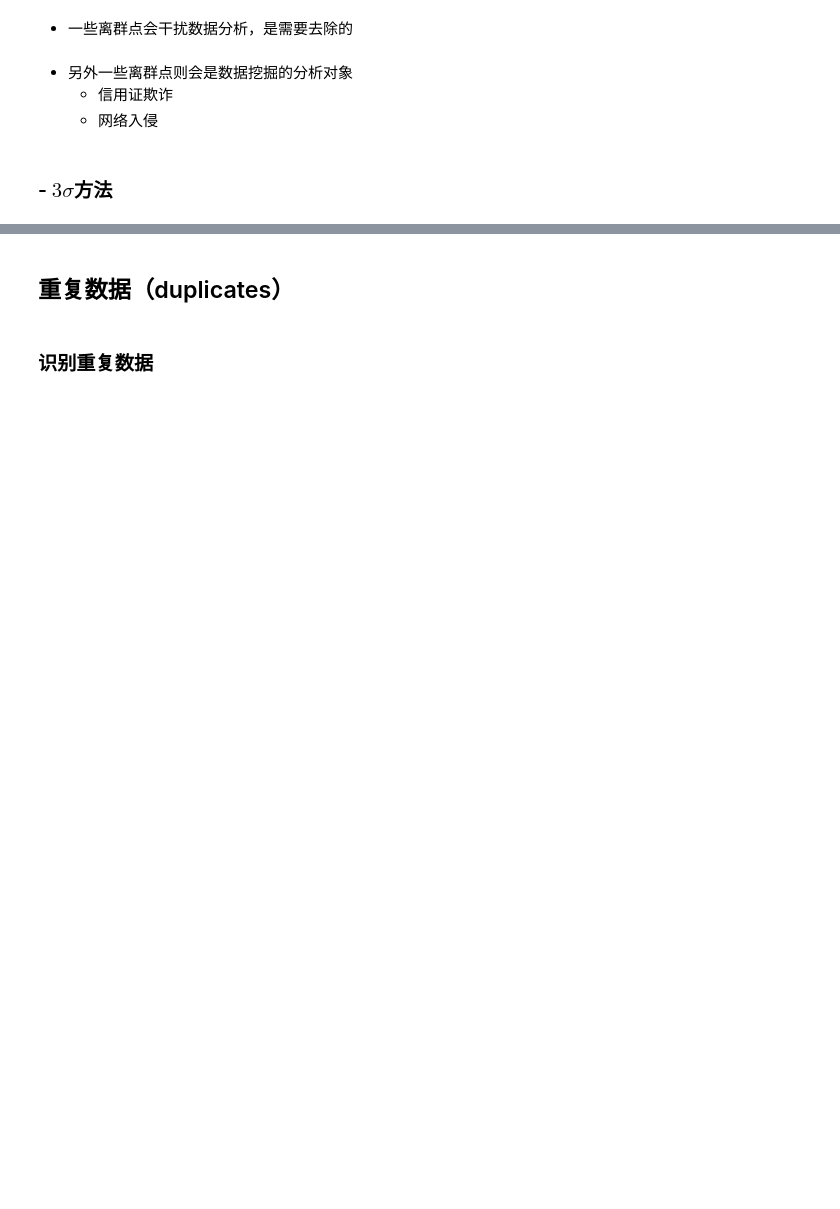
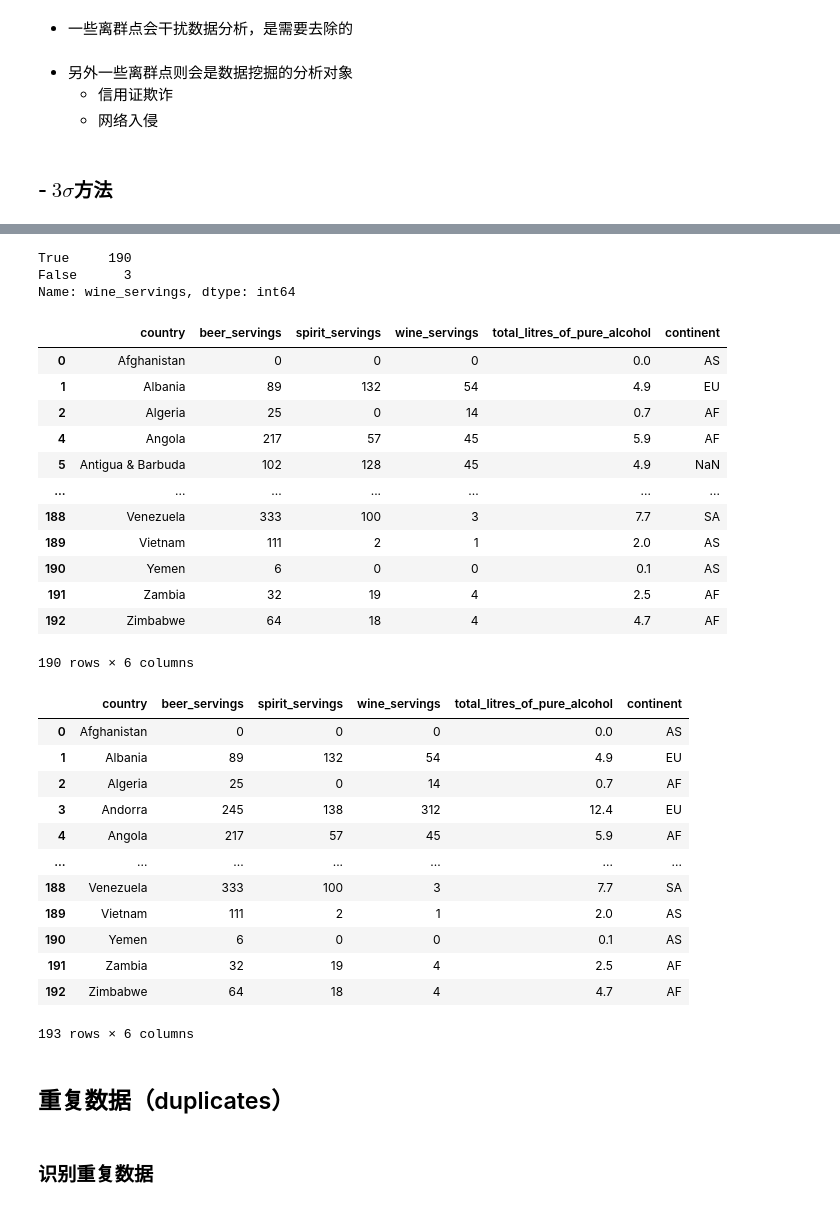
Before and after one commit to christinemu/biz-mining, a Jupyter notebook: DataExplore.ipynb, the cells around one changed output, grey strips where cells are left out. Drawn from its saved outputs; the diff is of its cells as text; code cells hidden in the pictures; blank space fills up the shorter version.

Commit message:
Data and Explore

```diff
--- a/DataExplore.ipynb
+++ b/DataExplore.ipynb
@@ -1012,0 +1130,4 @@ DataFrame.interpolate(method='linear', axis=0, limit=None, inplace=False, limit_
+# %%
+drinkDf = pd.read_excel('./data/explore/drinks.xlsx')
+drinkDf.head()
+drinkDf.shape
@@ -1012,0 +1142,4 @@ DataFrame.interpolate(method='linear', axis=0, limit=None, inplace=False, limit_
+# %%
+dif = drinkDf['wine_servings']-drinkDf['wine_servings'].mean()
+type(dif)
+dif.abs()<=3*drinkDf['wine_servings'].std()
@@ -1013,3 +1160,41 @@ DataFrame.interpolate(method='linear', axis=0, limit=None, inplace=False, limit_
+# %%
+cond = dif.abs()<=3*drinkDf['wine_servings'].std()
+cond.value_counts()
+# %% [output]
+True     190
+False      3
+Name: wine_servings, dtype: int64
+# %%
+drinkDfFiltered = drinkDf.loc[cond]
+drinkDfFiltered
+drinkDf
+# %% [output]
+|  | country | beer_servings | spirit_servings | wine_servings | total_litres_of_pure_alcohol | continent |
+| 0 | Afghanistan | 0 | 0 | 0 | 0.0 | AS |
+| 1 | Albania | 89 | 132 | 54 | 4.9 | EU |
+| 2 | Algeria | 25 | 0 | 14 | 0.7 | AF |
+| 4 | Angola | 217 | 57 | 45 | 5.9 | AF |
+| 5 | Antigua & Barbuda | 102 | 128 | 45 | 4.9 | NaN |
+| ... | ... | ... | ... | ... | ... | ... |
+| 188 | Venezuela | 333 | 100 | 3 | 7.7 | SA |
+| 189 | Vietnam | 111 | 2 | 1 | 2.0 | AS |
+| 190 | Yemen | 6 | 0 | 0 | 0.1 | AS |
+| 191 | Zambia | 32 | 19 | 4 | 2.5 | AF |
+| 192 | Zimbabwe | 64 | 18 | 4 | 4.7 | AF |
+190 rows × 6 columns
+|  | country | beer_servings | spirit_servings | wine_servings | total_litres_of_pure_alcohol | continent |
+| 0 | Afghanistan | 0 | 0 | 0 | 0.0 | AS |
+| 1 | Albania | 89 | 132 | 54 | 4.9 | EU |
+| 2 | Algeria | 25 | 0 | 14 | 0.7 | AF |
+| 3 | Andorra | 245 | 138 | 312 | 12.4 | EU |
+| 4 | Angola | 217 | 57 | 45 | 5.9 | AF |
+| ... | ... | ... | ... | ... | ... | ... |
+| 188 | Venezuela | 333 | 100 | 3 | 7.7 | SA |
+| 189 | Vietnam | 111 | 2 | 1 | 2.0 | AS |
+| 190 | Yemen | 6 | 0 | 0 | 0.1 | AS |
+| 191 | Zambia | 32 | 19 | 4 | 2.5 | AF |
+| 192 | Zimbabwe | 64 | 18 | 4 | 4.7 | AF |
+193 rows × 6 columns
 # %% [markdown]
 ## 重复数据（duplicates）
 # %% [markdown]
```
Also changed, not shown: parts of 75 cells of this notebook, 1 other file.
